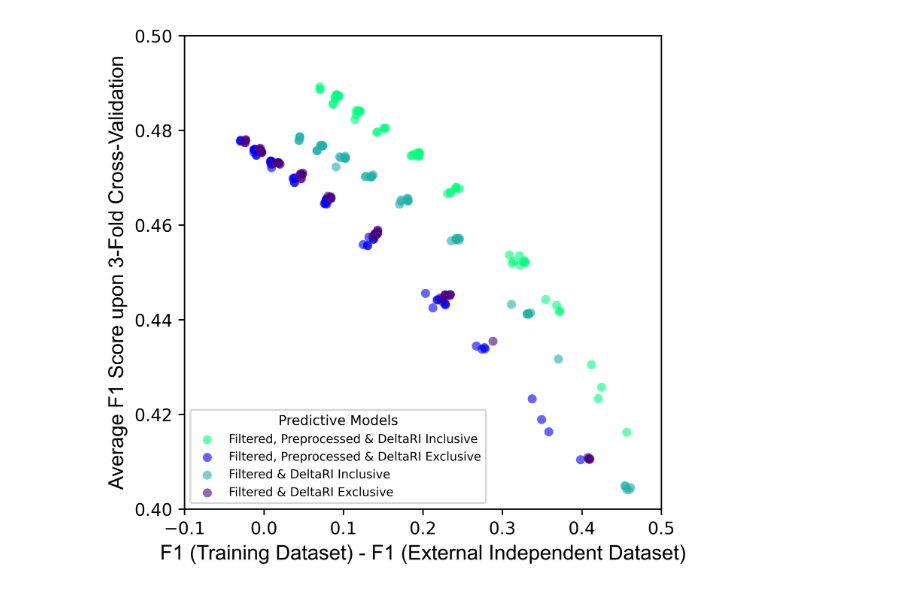
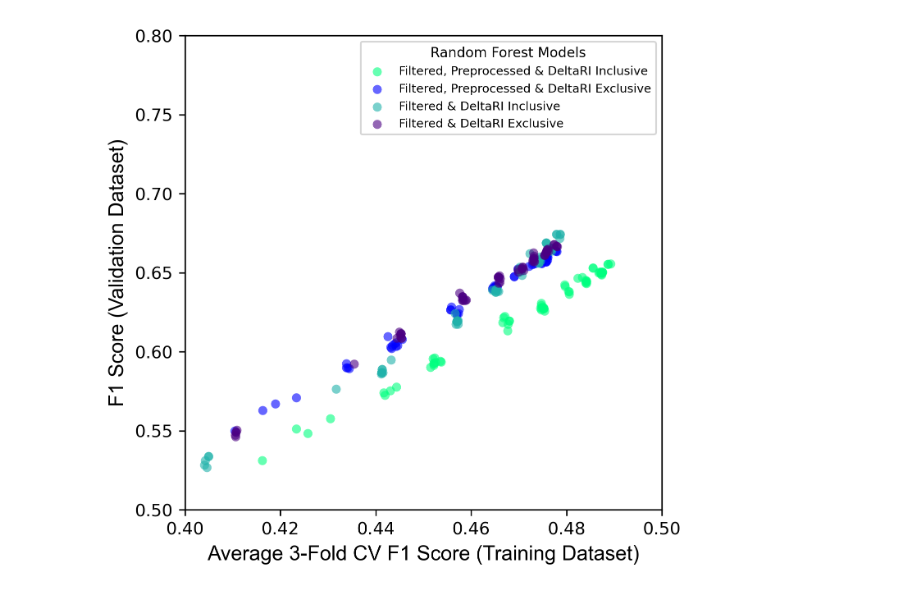
Before and after one commit to TommyNHL/exposomeProjUvA, a Jupyter notebook: 5_MassDomainPestInclusive/plot/plot_tuneRF_avg3FCV_pestExclu_filtered.ipynb, the cells around one changed output. Cells and saved outputs as stored; diff of their text form; code cells hidden in the pictures.

Commit message:
5_MassDomainPestInclusive plot

```diff
--- a/5_MassDomainPestInclusive/plot/plot_tuneRF_avg3FCV_pestExclu_filtered.ipynb
+++ b/5_MassDomainPestInclusive/plot/plot_tuneRF_avg3FCV_pestExclu_filtered.ipynb
@@ -22,43 +22,43 @@ df_tuneRF_pestExclu = df_tuneRF_pestExclu.rename(columns=df_tuneRF_pestExclu.ilo
 df_tuneRF_DEpestExclu = df_tuneRF_DEpestExclu.rename(columns=df_tuneRF_DEpestExclu.iloc[0]).drop(df_tuneRF_DEpestExclu.head(1).index)
 # %%
 plt.rcParams['figure.figsize'] = [5, 5]
-plt.rcParams["figure.dpi"] = 600
+plt.rcParams["figure.dpi"] = 300
 
-x1 = df_tuneRF_pestExclu['deltaF1']
-y1 = df_tuneRF_pestExclu['f1_3Ftrain']
-x2 = df_tuneRF_DEpestExclu['deltaF1']
-y2 = df_tuneRF_DEpestExclu['f1_3Ftrain']
+x1 = df_tuneRF_pestExclu['f1_3Ftrain']
+y1 = df_tuneRF_pestExclu['f1_pest']
+x2 = df_tuneRF_DEpestExclu['f1_3Ftrain']
+y2 = df_tuneRF_DEpestExclu['f1_pest']
 
 (fig, ax) = plt.subplots()
 
 c_dict2 = {"Filtered, Preprocessed & DeltaRI Inclusive": 'springgreen', "Filtered, Preprocessed & DeltaRI Exclusive": 'blue'}
 count_start = 0
 count_end = 64
 for mod in c_dict2:
     ax.scatter(x2[count_start:count_end], y2[count_start:count_end], s=28, label=mod, c=c_dict2[mod], alpha=0.6, lw=0)
     count_start = count_end
     count_end += 64
 
 
 c_dict1 = {"Filtered & DeltaRI Inclusive": 'lightseagreen', "Filtered & DeltaRI Exclusive": 'indigo'}
 count_start = 0
 count_end = 64
 for mod in c_dict1:
     ax.scatter(x1[count_start:count_end], y1[count_start:count_end], s=28, label=mod, c=c_dict1[mod], alpha=0.6, lw=0)
     count_start = count_end
     count_end += 64
 
 
-plt.xlabel("F1 (Training Dataset) - F1 (External Independent Dataset)", fontproperties='Arial', fontsize=12)
-plt.ylabel("Average F1 Score upon 3-Fold Cross-Validation", fontproperties='Arial', fontsize=12)
+plt.xlabel("Average 3-Fold CV F1 Score (Training Dataset)", fontproperties='Arial', fontsize=12)
+plt.ylabel("F1 Score (Validation Dataset)", fontproperties='Arial', fontsize=12)
 
-plt.xlim(-0.1,0.5)
-plt.ylim(0.40,0.50)
+plt.xlim(0.4,0.5)
+plt.ylim(0.5,0.8)
 
-ax.legend(loc="lower left", title="Predictive Models", title_fontsize=8, fontsize=7)
+ax.legend(loc="upper right", title="Random Forest Models", title_fontsize=8, fontsize=7)
 
 #plt.show()
 plt.savefig(r"D:\Published\exposomeProjUvA\plot\tuneRF_avg3FCV_pestExclu_filtered.jpg", bbox_inches='tight')
 #plt.close()
 # %% [output]
-[figure, old version]
+[figure, new version]
```
Also changed, not shown: 1 other file.
